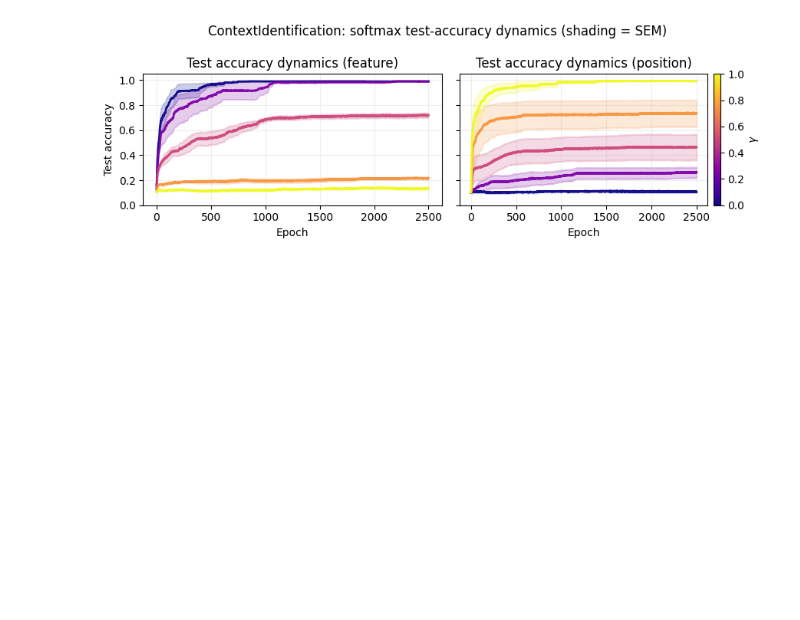
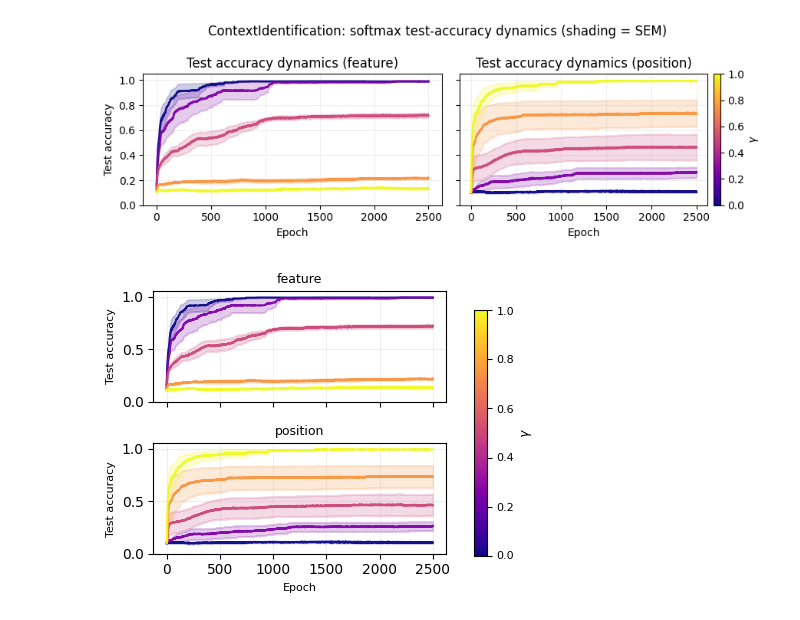
Before and after one commit to keith-murray/adaptive-bottleneck, a Jupyter notebook: notebooks/plot_context_identification_sweep.ipynb, the cells around one changed output. Drawn from its saved outputs; the diff is of its cells as text; code cells hidden in the pictures; blank space fills up the shorter version.

Commit message:
[figure,notebook] added CCN ready figure for fixed gamma sweeps

```diff
--- a/notebooks/plot_context_identification_sweep.ipynb
+++ b/notebooks/plot_context_identification_sweep.ipynb
@@ -281,3 +281,61 @@ plt.savefig('../results/test_acc_dynamics_context_identification.png')
 plt.show()
 # %% [output]
 [figure]
+# %%
+# Colormap setup
+cmap = cm.plasma
+norm = Normalize(vmin=min(gammas), vmax=max(gammas))
+
+# Single-column: stack subplots vertically, narrower width
+fig, axes = plt.subplots(2, 1, figsize=(4.5, 3.5), sharex=True, sharey=True)
+
+for ax, lm in zip(axes, LABEL_MODES):
+    for g in gammas:
+        g_key = str(g)
+        seed_dict = results[lm][ATTN_KIND][g_key]
+
+        curves = []
+        for seed_key, hist in seed_dict.items():
+            curves.append(np.array(hist["test_acc"], dtype=float))
+        curves = np.stack(curves, axis=0)  # (S, E)
+
+        mean = curves.mean(axis=0)
+        std = curves.std(axis=0, ddof=1) if curves.shape[0] > 1 else np.zeros_like(mean)
+
+        if shade.lower() == "sem":
+            err = std / np.sqrt(curves.shape[0]) if curves.shape[0] > 0 else std
+            err_label = "SEM"
+        elif shade.lower() == "std":
+            err = std
+            err_label = "STD"
+        else:
+            raise ValueError("shade must be 'sem' or 'std'")
+
+        color = cmap(norm(g))
+        ax.plot(epochs, mean, color=color, linewidth=1.5, alpha=0.95)
+        ax.fill_between(epochs, mean - err, mean + err, color=color, alpha=0.20)
+
+        ax.set_title(lm, fontsize=9)  # shorter title — suptitle carries the context
+        ax.set_ylabel("Test accuracy", fontsize=8)
+        ax.set_ylim(0.0, 1.05)
+        ax.grid(alpha=0.2)
+
+axes[-1].set_xlabel("Epoch", fontsize=8)
+
+# Colorbar flush to the right of the whole figure
+sm = ScalarMappable(norm=norm, cmap=cmap)
+sm.set_array([])
+fig.subplots_adjust(right=0.82)  # make room for colorbar
+cbar_ax = fig.add_axes([0.85, 0.15, 0.03, 0.7])  # [left, bottom, width, height]
+cbar = fig.colorbar(sm, cax=cbar_ax)
+cbar.set_label("$\\gamma$", fontsize=9)
+cbar.ax.tick_params(labelsize=8)
+
+plt.tight_layout(rect=[0, 0, 0.83, 1])  # leave room for colorbar
+plt.savefig(
+    '../results/fixed_gamma_sweep_context_iden_ccn.png',
+    dpi=300, bbox_inches='tight'
+)
+plt.show()
+# %% [output]
+[figure, added]
```
Also changed, not shown: 1 other file.
